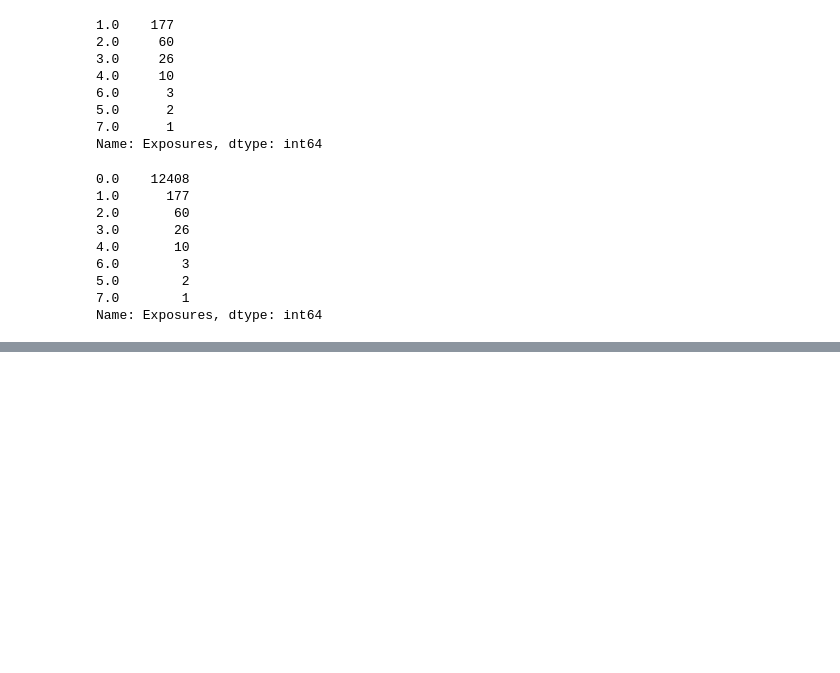
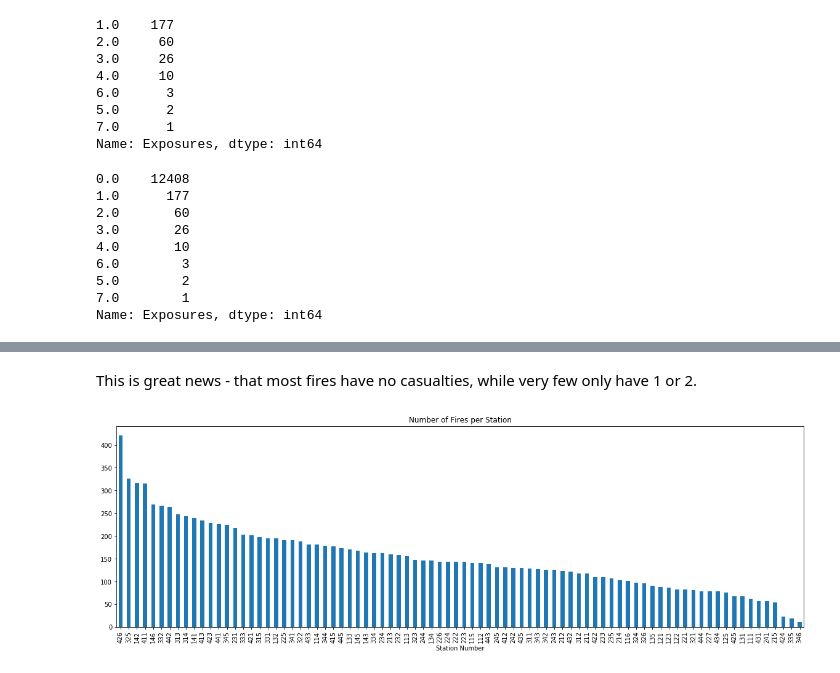
Before and after one commit to mparravani/Toronto_FireIncidents, a Jupyter notebook: Toronto Fire Analysis.ipynb, the cells around one changed output, grey strips where cells are left out. Cells and saved outputs as stored; diff of their text form; code cells hidden in the pictures; blank space fills up the shorter version.

```diff
--- a/Toronto Fire Analysis.ipynb
+++ b/Toronto Fire Analysis.ipynb
@@ -136,0 +171,13 @@ Name: Exposures, dtype: int64
+# %% [markdown]
+This is great news - that most fires have no casualties, while very few only have 1 or 2.
+# %%
+#Distribution of Fire count by station
+fig, ax = plt.subplots()
+fig.set_size_inches(20, 6)
+df['Incident_Station_Area'].value_counts().plot(kind = 'bar')
+plt.title('Number of Fires per Station')
+plt.xlabel('Station Number')
+
+plt.show()
+# %% [output]
+[figure, added]
```
Also changed, not shown: parts of 12 cells of this notebook, 9 other files.
